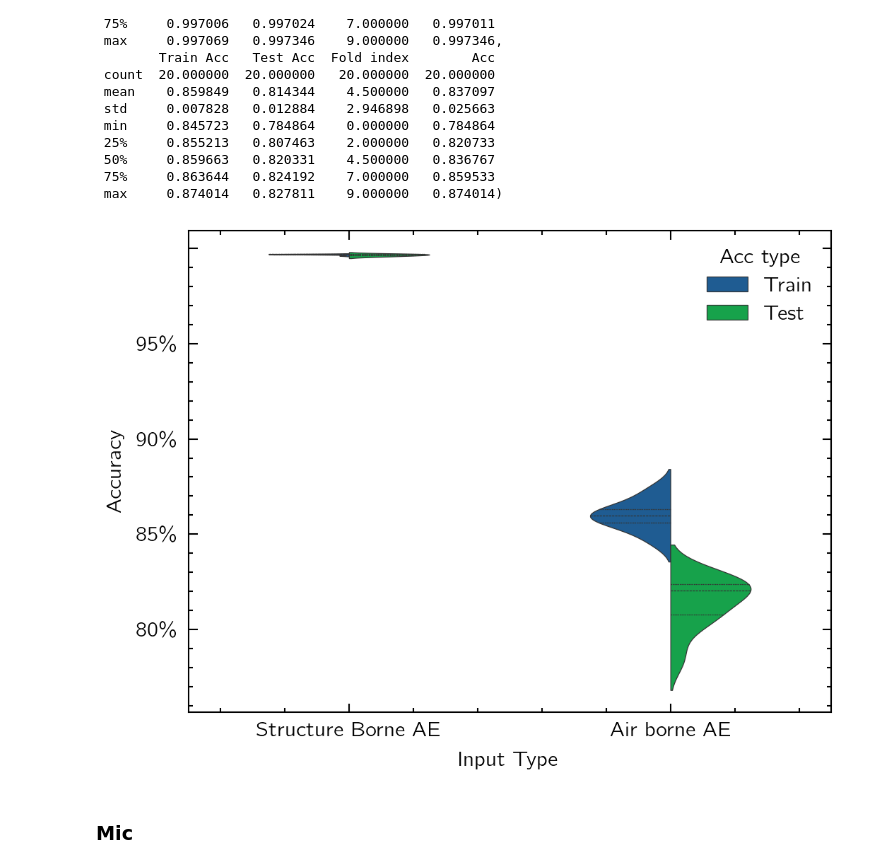
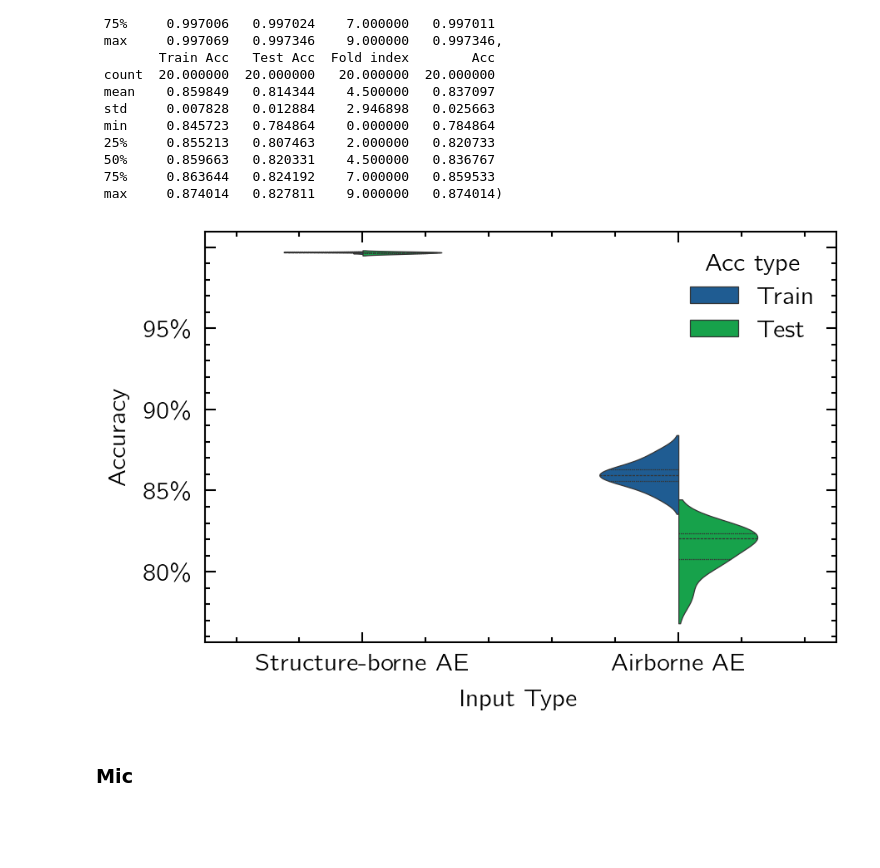
Before and after one commit to mingwucn/Data-Driven-Approach-to-Mitigate-Acoustic-Sensor-Positioning-Effects-in-LPBF, a Jupyter notebook: postprocessing/accuracy.ipynb, the cells around one changed output. Saved outputs shown, nothing was run; the diff lists cells and outputs as text; code cells hidden in the pictures; blank space fills up the shorter version.

```diff
--- a/postprocessing/accuracy.ipynb
+++ b/postprocessing/accuracy.ipynb
@@ -153,31 +153,31 @@ df[df['Input Type']=='ae'].describe(), df[df['Input Type']=='mic'].describe()
 # %%
 plt.rcParams.update(one_column)
 plt.rcParams['figure.constrained_layout.use'] = True
-fig,ax = plt.subplots()
+fig,ax = plt.subplots(figsize=(3.0,2))
 snsdf = sns.load_dataset("tips")
 ax = sns.violinplot(
     data=df[df["Model"]=="CNN"],
     x="Input Type",
     y="Acc",
     hue="Acc type",
     split=True,
     saturation=0.75,
     density_norm="width",
     hue_order=["Train", "Test"],
     dodge=True,
     inner='quartile',
     ax=ax,
     linewidth=0.3,
     width = 0.5,
     palette = ['#0C5DA5', '#00B945', 'yellow'],
 )
 ax.set_yticklabels([f'{x*100:.0f}\%' for x in ax.get_yticks()[:-2]])
-xTickLabels = ["Structure Borne AE","Air borne AE"]
+xTickLabels = ["Structure-borne AE","Airborne AE"]
 ax.set_xticklabels([x for x in xTickLabels])
 ax.set_ylabel("Accuracy")
 plt.savefig(f"../outputs/raw_acc_ae_mic_position.png",dpi=300)
 plt.show()
 # %% [output]
-[figure, old version]
+[figure, new version]
 # %% [markdown]
 ### Mic
```
Also changed, not shown: parts of 1 cell of this notebook, 3 other files.
